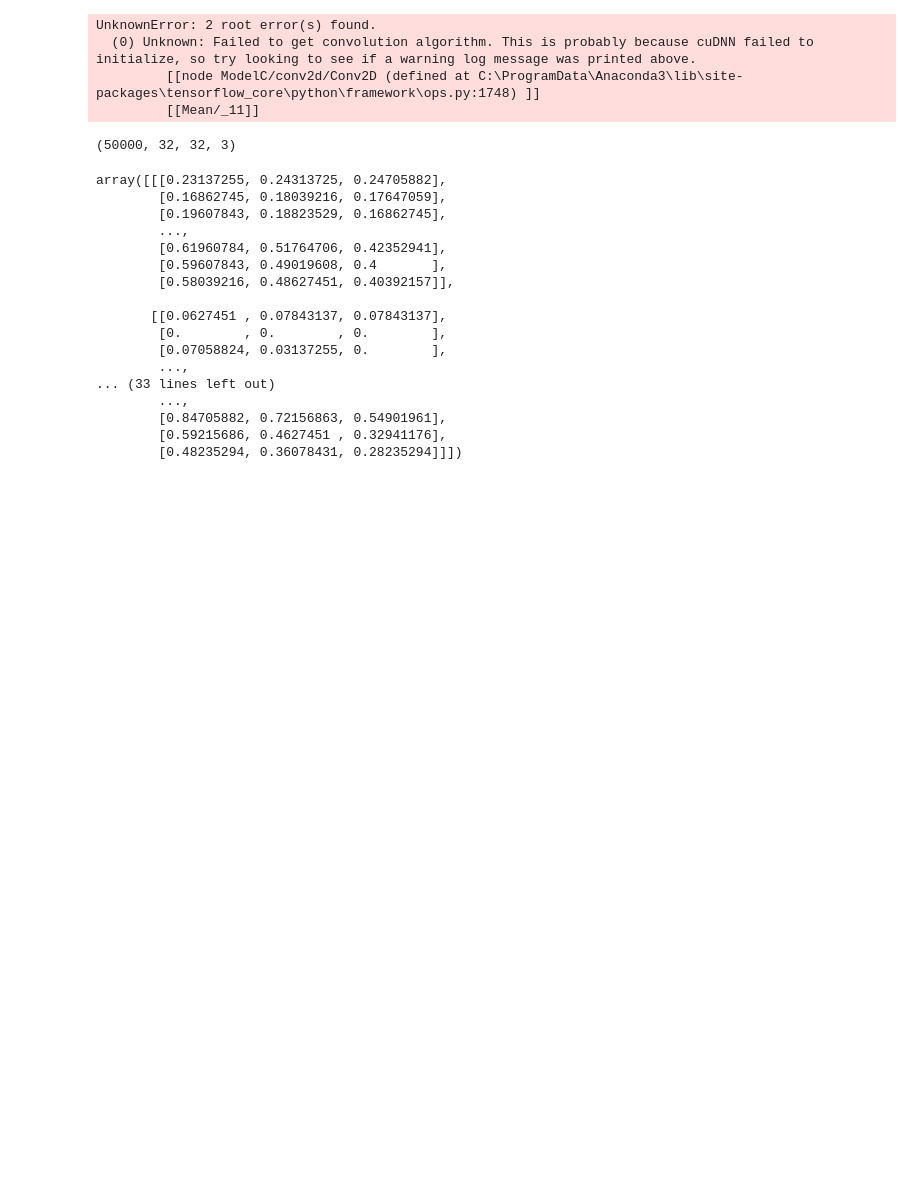
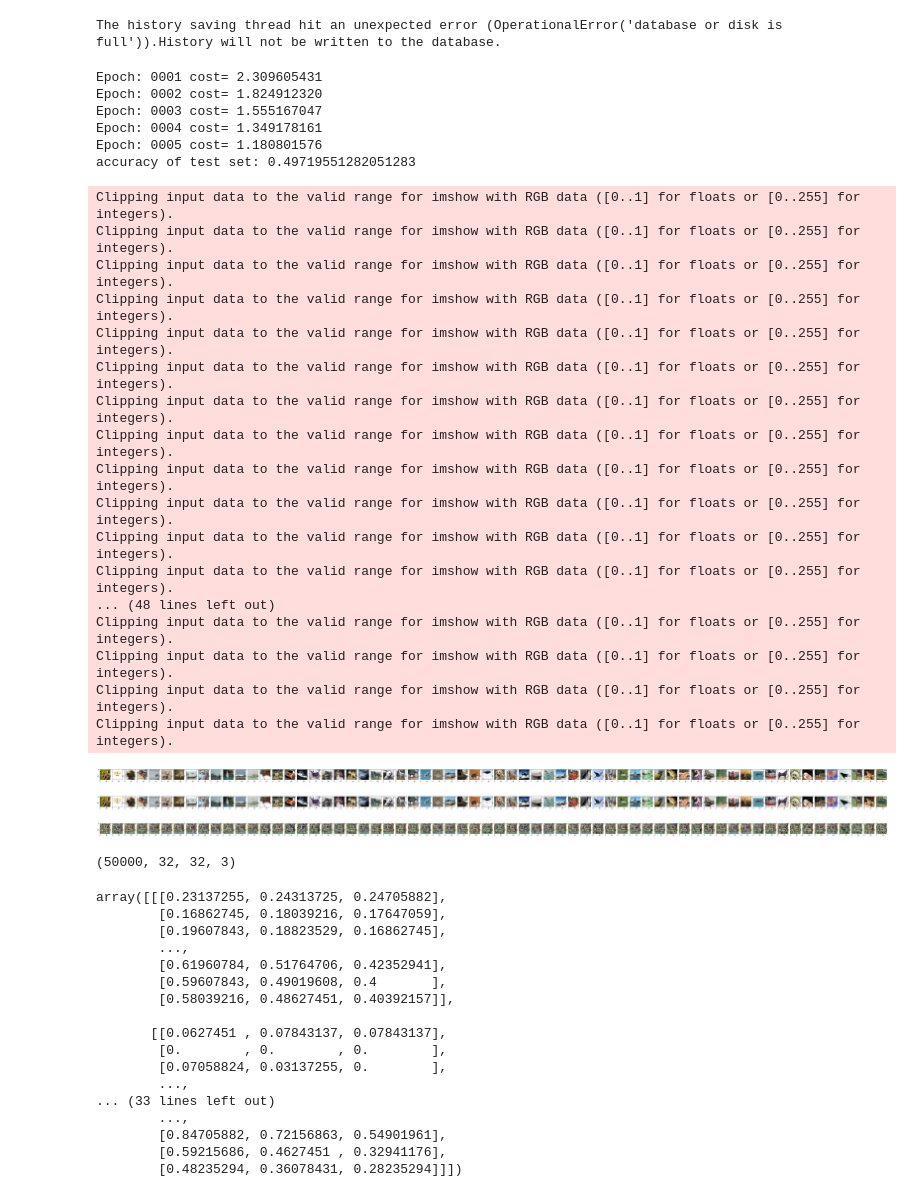
Before and after one commit to Archolic95/SCI-6338, a Jupyter notebook: JustGAN - 100 epoches/main.ipynb, the cells around one changed output. Cells and saved outputs as stored; diff of their text form; code cells hidden in the pictures; blank space fills up the shorter version.

```diff
--- a/JustGAN - 100 epoches/main.ipynb
+++ b/JustGAN - 100 epoches/main.ipynb
@@ -24,11 +25,11 @@ from keras.datasets import cifar10
 #from target_models import Target as target_model
 # %%
 class Target:
-    def __init__(self, lr=0.001, epochs=15, n_input=32, n_classes=50, batch_size=16,restore=0):
+    def __init__(self, lr=0.001, epochs=5, n_input=32, n_classes = 20, batch_size = 64,restore =0):
         self.lr = lr
         self.epochs = epochs
-        self.n_input = 32
-        self.n_classes = 10
+        self.n_input = n_input
+        self.n_classes = n_classes
         self.batch_size = batch_size
         self.restore = restore
 
@@ -155,24 +156,31 @@ class Target:
 
         saver.save(sess, "./weights/target_model/model.ckpt")
         sess.close()
+# %% [output]
+The history saving thread hit an unexpected error (OperationalError('database or disk is full')).History will not be written to the database.
 # %%
 tf.reset_default_graph()
+num_classes=20
+batch_size = 64
+restore = 0
 
 #if __name__ == '__main__':
-(X,y), (X_test,y_test) = cifar10.load_data()
+(X,y), (X_test,y_test) = cifar100.load_data(label_mode = 'coarse')#cifar10.load_data()
 X = np.divide(X, 255.0)
 X_test = np.divide(X_test, 255.0)
 X = X.reshape(X.shape[0], 32, 32, 3)
 X_test = X_test.reshape(X_test.shape[0], 32, 32, 3)
-y = to_categorical(y, num_classes=10)
-y_test = to_categorical(y_test, num_classes=100)
+y = to_categorical(y, num_classes)
+y_test = to_categorical(y_test, num_classes)
 cnn = Target()
 cnn.train(X, y, X_test, y_test)
 # %% [output]
-UnknownError: 2 root error(s) found.
-  (0) Unknown: Failed to get convolution algorithm. This is probably because cuDNN failed to initialize, so try looking to see if a warning log message was printed above.
-         [[node ModelC/conv2d/Conv2D (defined at C:\ProgramData\Anaconda3\lib\site-packages\tensorflow_core\python\framework\ops.py:1748) ]]
-         [[Mean/_11]]
+Epoch: 0001 cost= 2.309605431
+Epoch: 0002 cost= 1.824912320
+Epoch: 0003 cost= 1.555167047
+Epoch: 0004 cost= 1.349178161
+Epoch: 0005 cost= 1.180801576
+accuracy of test set: 0.49719551282051283
 # %%
 # randomly shuffle a dataset
 def shuffle(X, Y):
@@ -198,7 +206,7 @@ def perturb_loss(preds, thresh=0.3):
     return tf.reduce_mean(tf.maximum(zeros, tf.norm(tf.reshape(preds, (tf.shape(preds)[0], -1)), axis=1) - thresh))
 # %%
 # function that defines ops, graphs, and training procedure for AdvGAN framework
-def AdvGAN(X, y, X_test, y_test, epochs=50, batch_size=128, target=-1):
+def AdvGAN(X, y, X_test, y_test, n_classes, epochs=50, batch_size=128, target=-1):
     # placeholder definitions
     x_pl = tf.placeholder(tf.float32, [None, X.shape[1], X.shape[2], X.shape[3]]) # image placeholder
     t = tf.placeholder(tf.float32, [None, y.shape[-1]]) # target placeholder
@@ -211,7 +219,7 @@ def AdvGAN(X, y, X_test, y_test, epochs=50, batch_size=128, target=-1):
         is_targeted = True
 
     # gather target model
-    f = Target() #target_model()
+    f = Target(n_classes, batch_size,restore = 0) #target_model()
 
     thresh = 0.3
 
@@ -419,23 +427,42 @@ def attack(X, y, batch_size=128, thresh=0.3, target=-1):
 tf.reset_default_graph()
 # read in mnist data
 #(X,y), (X_test,y_test) = mnist.load_data()
-(X, y), (X_test, y_test) = cifar10.load_data()
+(X, y), (X_test, y_test) = cifar100.load_data(label_mode = 'coarse')
 X = np.divide(X, 255.0)
 X_test = np.divide(X_test, 255.0)
 X = X.reshape(X.shape[0], 32, 32, 3)
 X_test = X_test.reshape(X_test.shape[0], 32, 32, 3)
-y = to_categorical(y, num_classes=10)
-y_test = to_categorical(y_test, num_classes=10)
+y = to_categorical(y, num_classes=20)
+y_test = to_categorical(y_test, num_classes=20)
 
-batch_x, pert_x = AdvGAN(X, y, X_test, y_test, batch_size=64, epochs=50, target=-1)
+batch_x, pert_x = AdvGAN(X, y, X_test, y_test, num_classes, batch_size=64, epochs=5, target=-1)
 # %%
-f, axarr = plt.subplots(3,50, figsize = (1000,100))
+f, axarr = plt.subplots(3,64, figsize = (100,10))
 dif_x = (batch_x-pert_x)*100
 dif_x
-for i in range(0,50):
+for i in range(0,64):
     axarr[0,i].imshow(np.squeeze(batch_x[i]), cmap='Greys_r')
     axarr[1,i].imshow(np.squeeze(pert_x[i]), cmap='Greys_r')
     axarr[2,i].imshow(np.squeeze(dif_x[i]), cmap='Greys_r')
+# %% [output]
+Clipping input data to the valid range for imshow with RGB data ([0..1] for floats or [0..255] for integers).
+Clipping input data to the valid range for imshow with RGB data ([0..1] for floats or [0..255] for integers).
+Clipping input data to the valid range for imshow with RGB data ([0..1] for floats or [0..255] for integers).
+Clipping input data to the valid range for imshow with RGB data ([0..1] for floats or [0..255] for integers).
+Clipping input data to the valid range for imshow with RGB data ([0..1] for floats or [0..255] for integers).
+Clipping input data to the valid range for imshow with RGB data ([0..1] for floats or [0..255] for integers).
+Clipping input data to the valid range for imshow with RGB data ([0..1] for floats or [0..255] for integers).
+Clipping input data to the valid range for imshow with RGB data ([0..1] for floats or [0..255] for integers).
+Clipping input data to the valid range for imshow with RGB data ([0..1] for floats or [0..255] for integers).
+Clipping input data to the valid range for imshow with RGB data ([0..1] for floats or [0..255] for integers).
+Clipping input data to the valid range for imshow with RGB data ([0..1] for floats or [0..255] for integers).
+Clipping input data to the valid range for imshow with RGB data ([0..1] for floats or [0..255] for integers).
+... (48 lines left out)
+Clipping input data to the valid range for imshow with RGB data ([0..1] for floats or [0..255] for integers).
+Clipping input data to the valid range for imshow with RGB data ([0..1] for floats or [0..255] for integers).
+Clipping input data to the valid range for imshow with RGB data ([0..1] for floats or [0..255] for integers).
+Clipping input data to the valid range for imshow with RGB data ([0..1] for floats or [0..255] for integers).
+[figure, added]
 # %%
 X_per, X_a = attack(X_test, y_test, target=-1)
 # %%
```
Also changed, not shown: parts of 1 cell of this notebook, 21 other files.
